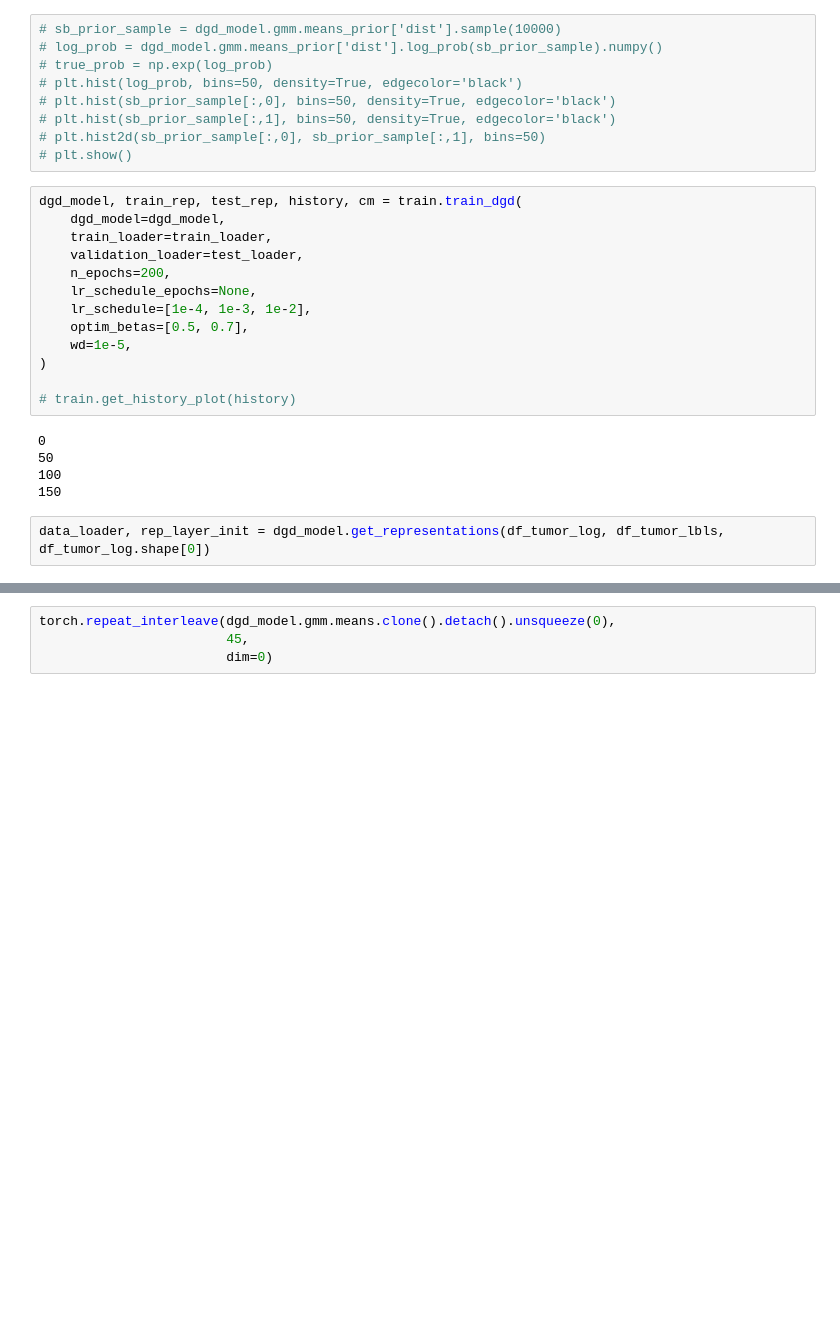
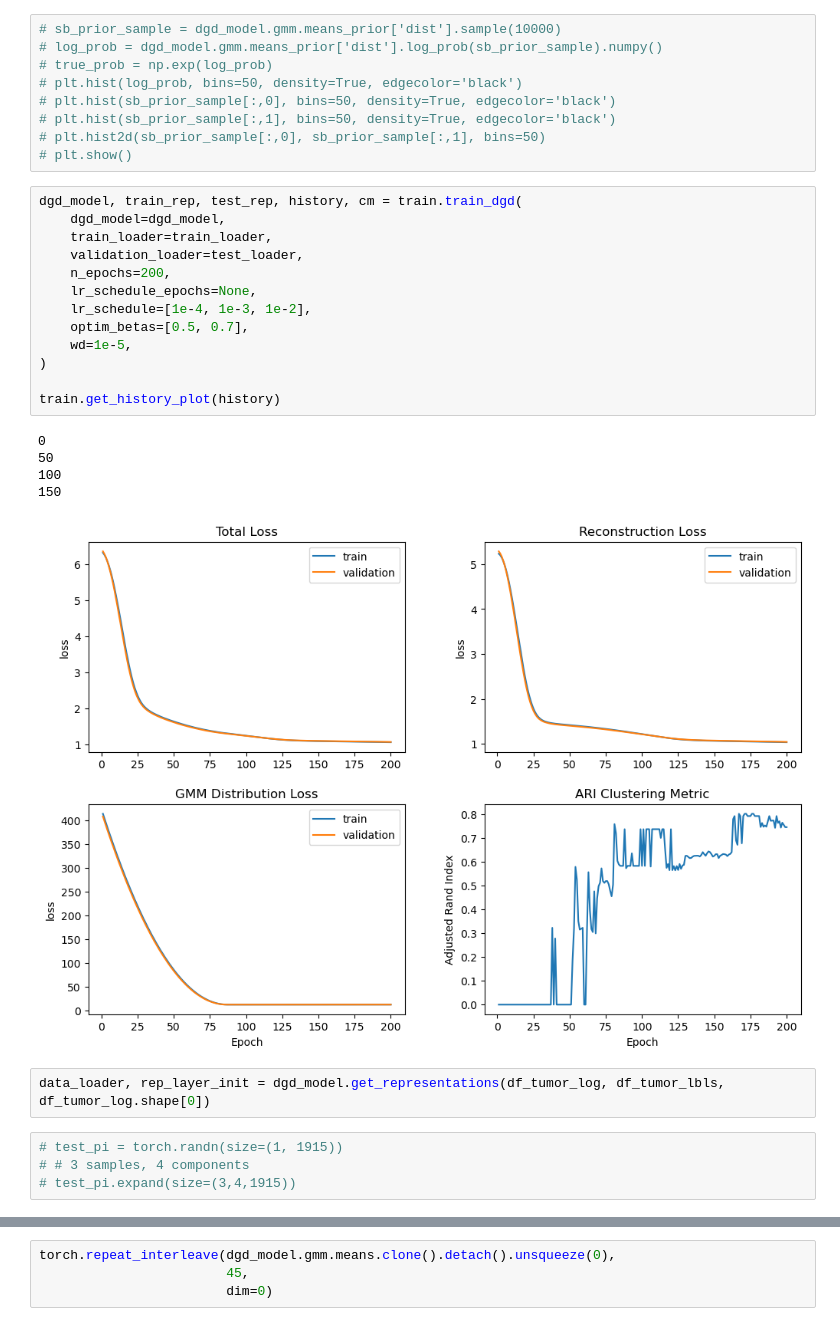
Before and after one commit to alfonsomiguelcruz/metabodgd, a Jupyter notebook: 02 - Training.ipynb, the cells around one changed output, grey strips where cells are left out. Drawn from its saved outputs; the diff is of its cells as text; blank space fills up the shorter version.

```diff
--- a/02 - Training.ipynb
+++ b/02 - Training.ipynb
@@ -112,21 +112,26 @@ dgd_model = model.MetaboDGD(
 # %%
 dgd_model, train_rep, test_rep, history, cm = train.train_dgd(
     dgd_model=dgd_model,
     train_loader=train_loader,
     validation_loader=test_loader,
     n_epochs=200,
     lr_schedule_epochs=None,
     lr_schedule=[1e-4, 1e-3, 1e-2],
     optim_betas=[0.5, 0.7],
     wd=1e-5,
 )
 
-# train.get_history_plot(history)
+train.get_history_plot(history)
 # %% [output]
 0
 50
 100
 150
+[figure, added]
 # %%
 data_loader, rep_layer_init = dgd_model.get_representations(df_tumor_log, df_tumor_lbls, df_tumor_log.shape[0])
+# %%
+# test_pi = torch.randn(size=(1, 1915))
+# # 3 samples, 4 components
+# test_pi.expand(size=(3,4,1915))
 # %%
```
Also changed, not shown: parts of 1 cell of this notebook, 2 other files.
